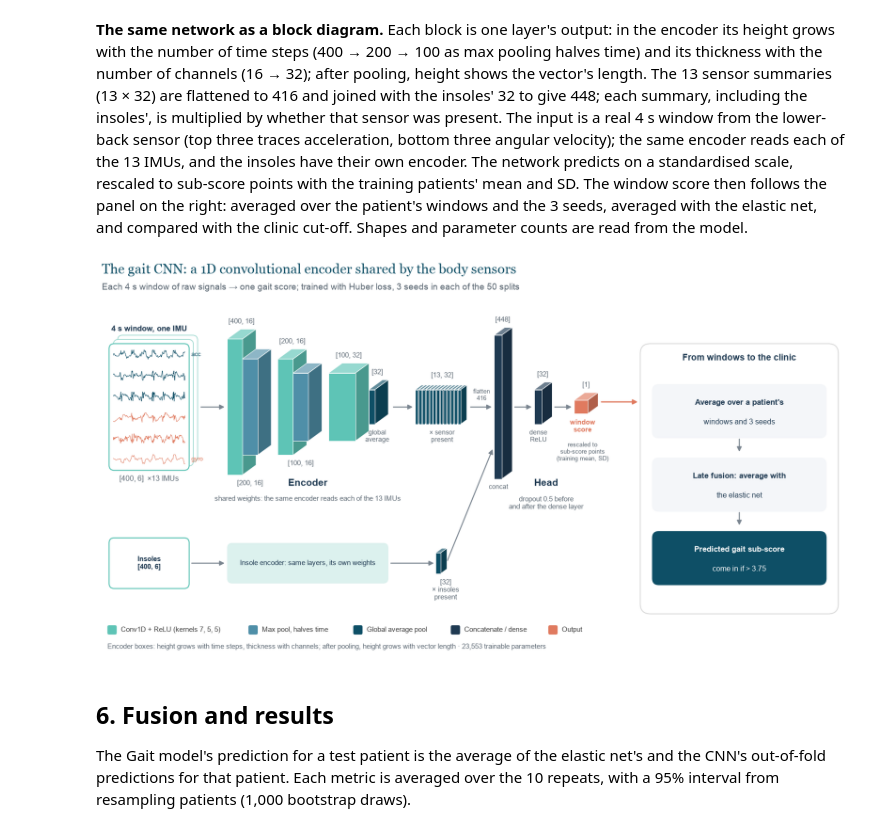
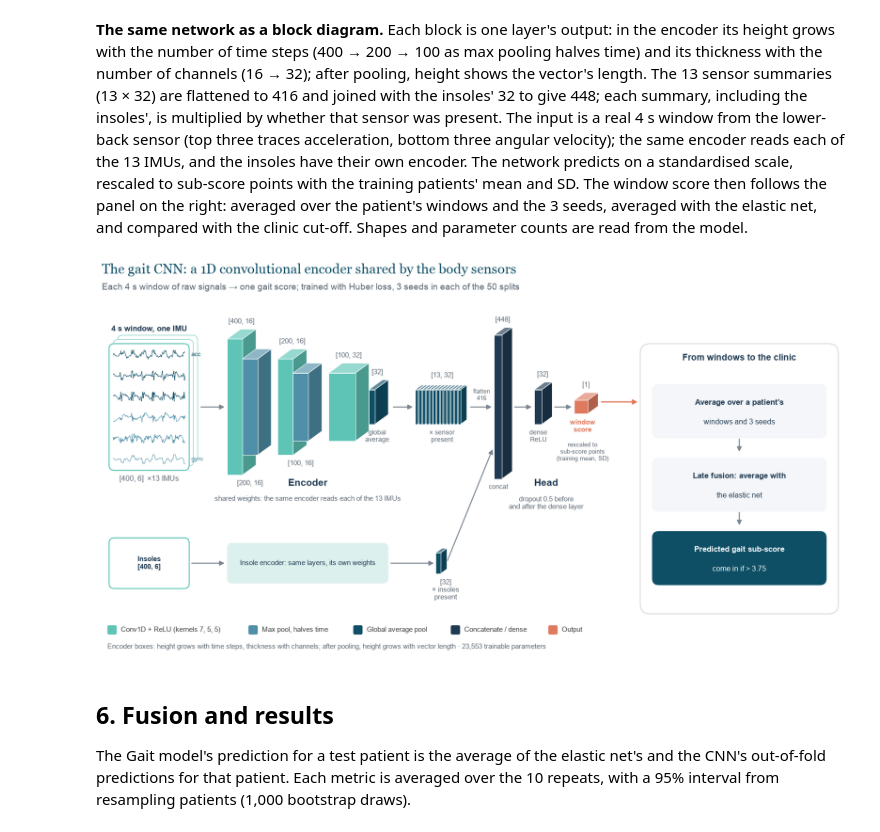
Before and after one commit to aajala3/edge-clinic-gait-model, a Jupyter notebook: gait_model.ipynb, the cells around one changed output. Cells and saved outputs as stored; diff of their text form; code cells hidden in the pictures.

Commit message:
CNN diagram: rotation traces in steel blue so the input no longer shares the window score's colour
Co-Authored-By: Claude Opus 5.5 <noreply@anthropic.com>

```diff
--- a/gait_model.ipynb
+++ b/gait_model.ipynb
@@ -499,11 +499,11 @@ def cnn_blocks_figure(model, windows, title=True, patient="NLS002"):
         v = sig[:, c]
         v = (v - v.mean()) / (v.std() + 1e-9)
         yc = Y + ih / 2 - 1.3 - c * (ih - 2.6) / (n_ch - 1)
-        ax.plot(tt, yc + 0.55 * np.clip(v, -2.2, 2.2) / 2.2, color=(D.DARK_TEAL if c < 3 else D.CORAL), lw=0.7, zorder=4)
+        ax.plot(tt, yc + 0.55 * np.clip(v, -2.2, 2.2) / 2.2, color=(D.DARK_TEAL if c < 3 else D.STEEL), lw=0.7, zorder=4)
     label(ix + iw / 2, Y + ih / 2 + 1.3, f"4 s window, one IMU", size=12, color=D.NAVY, bold=True)
     label(ix + iw / 2, Y - ih / 2 - 0.6, f"[{T}, {n_ch}]  ×{n_sensors} IMUs", va="top", size=11.5)
     ax.text(ix + iw + 0.25, Y + ih / 2 - 1.3, "acc", fontsize=9, color=D.DARK_TEAL, va="center")
-    ax.text(ix + iw + 0.25, Y - ih / 2 + 1.3, "gyro", fontsize=9, color=D.CORAL, va="center")
+    ax.text(ix + iw + 0.25, Y - ih / 2 + 1.3, "gyro", fontsize=9, color=D.STEEL, va="center")
 
     # ---- encoder: conv / pool pairs, then global average pooling -------------------------------------------
     x = 15.0
@@ -603,34 +603,34 @@ def cnn_blocks_figure(model, windows, title=True, patient="NLS002"):
     kernels = ", ".join(str(l.kernel_size[0]) for l in enc.layers if l.__class__.__name__ == "Conv1D")
     keys = [(D.TEAL, f"Conv1D + ReLU (kernels {kernels})"), (D.STEEL, "Max pool, halves time"),
             (D.DARK_TEAL, "Global average pool"), (D.NAVY, "Concatenate / dense"), (D.CORAL, "Output")]
     kx = 0.8
     for col, txt in keys:
         ax.add_patch(FancyBboxPatch((kx, 0.55), 1.1, 1.1, boxstyle="round,pad=0,rounding_size=0.2", fc=col, ec="none"))
         ax.text(kx + 1.6, 1.1, txt, fontsize=11, color=D.TEXT, va="center")
         kx += 3.4 + 0.43 * len(txt)
     ax.text(0.8, -0.9, f"Encoder boxes: height grows with time steps, thickness with channels; after pooling, "
             f"height grows with vector length · {model.count_params():,} trainable parameters",
             fontsize=10.5, color=D.TEXT_2, va="center")
     ax.set_xlim(0, px1 + 0.6); ax.set_ylim(-1.8, 40.5)
     if title:
         D.title_block(fig, "The gait CNN: a 1D convolutional encoder shared by the body sensors",
                       "Each 4 s window of raw signals → one gait score; trained with Huber loss, 3 seeds in each of the 50 splits",
                       x=0.03, top=0.985)
         fig.subplots_adjust(left=0.005, right=0.995, bottom=0.005, top=0.90)
     else:
         fig.subplots_adjust(left=0.005, right=0.995, bottom=0.005, top=0.995)
     return fig
 
 
 with deck_style.context():
     fig = cnn_blocks_figure(gait_net, windows, title=True)
     deck_style.save(fig, "gc_cnn_blocks")
     slide = cnn_blocks_figure(gait_net, windows, title=False)
     deck_style.save(slide, "gc_cnn_blocks_slide")
     plt.close(slide)
     plt.show()
 # %% [output]
-[figure, old version]
+[figure, new version]
 # %% [markdown]
 ## 6. Fusion and results
 
```
Also changed, not shown: 26 other files.
